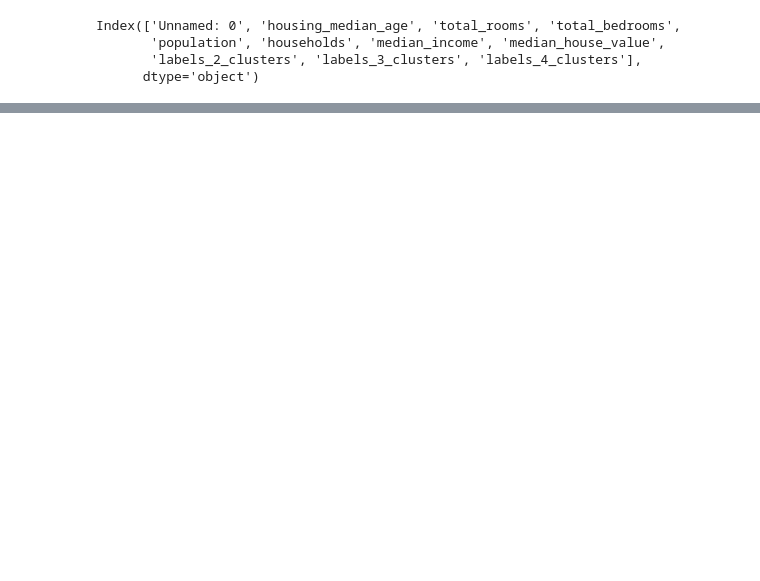
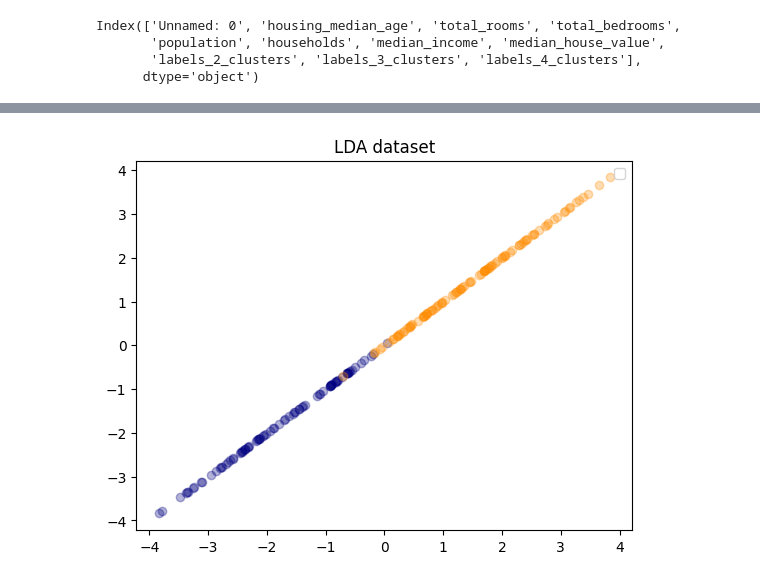
Before and after one commit to Takosaga/spring_24, a Jupyter notebook: data_mining/lab4/lab4.ipynb, the cells around one changed output, grey strips where cells are left out. Saved outputs shown, nothing was run; the diff lists cells and outputs as text; code cells hidden in the pictures; blank space fills up the shorter version.

```diff
--- a/data_mining/lab4/lab4.ipynb
+++ b/data_mining/lab4/lab4.ipynb
@@ -36,0 +173,9 @@ Index(['Unnamed: 0', 'housing_median_age', 'total_rooms', 'total_bedrooms',
+# %%
+X_Train_array = np.array(X_Train.values)
+X_Test_array = np.array(X_Test.values)
+y_Train_array = np.array(y_Train.values)
+y_Test_array = np.array(y_Test.values)
+# %%
+lda = LDA(n_components=1, solver='svd', store_covariance=True)
+# %%
+Xlda=lda.fit(X_Train_array, y_Train_array)
@@ -36,0 +208,3 @@ Index(['Unnamed: 0', 'housing_median_age', 'total_rooms', 'total_bedrooms',
+# %%
+X_Train_array_t = lda.fit_transform(X_Train_array, y_Train_array)
+X_Test_array_t = lda.transform(X_Test_array)
@@ -36,0 +235,10 @@ Index(['Unnamed: 0', 'housing_median_age', 'total_rooms', 'total_bedrooms',
+# %%
+plt.figure()
+colors = ['navy','darkorange']
+for color, i in zip(colors, [0,1]):
+    plt.scatter(X_Train_array_t[y_Train_array==i,0], X_Train_array_t[y_Train_array==i,0],alpha=0.3, color=color)
+plt.legend(loc='best', shadow=False, scatterpoints=1)
+plt.title('LDA dataset')
+plt.show()
+# %% [output]
+[figure, added]
```
Also changed, not shown: parts of 41 cells of this notebook.
